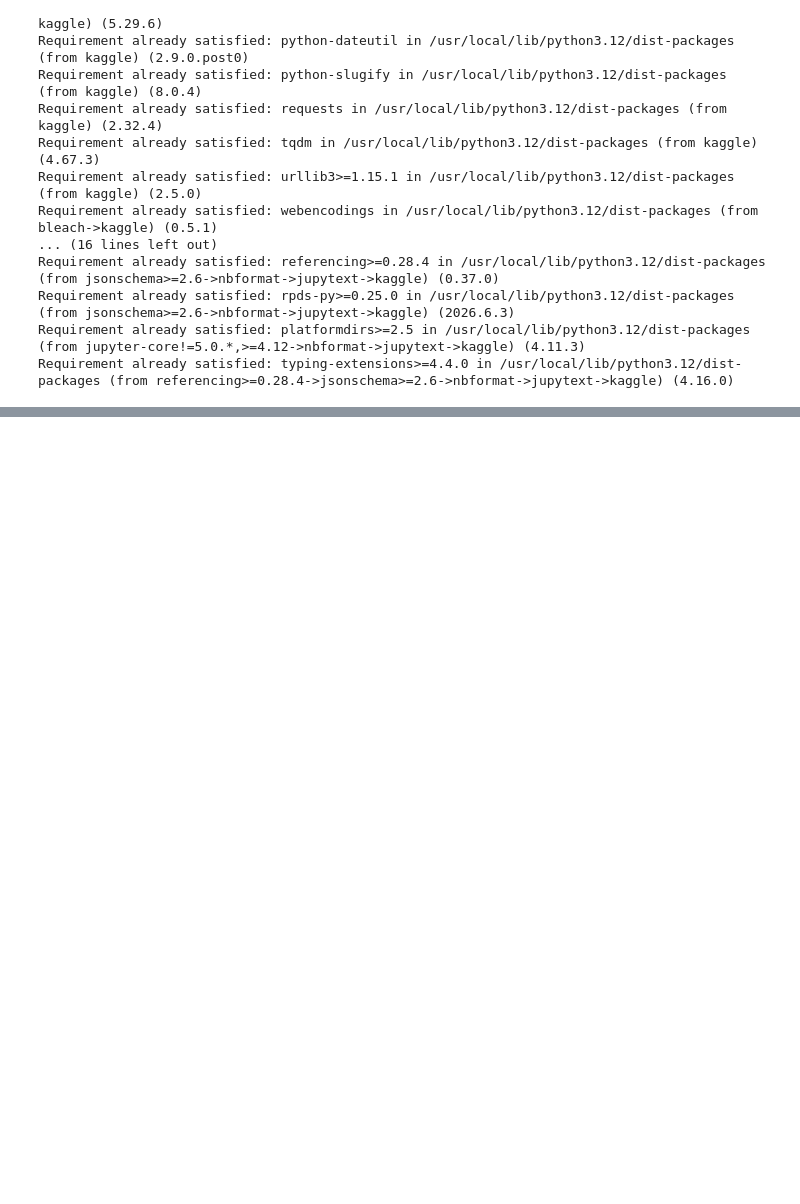
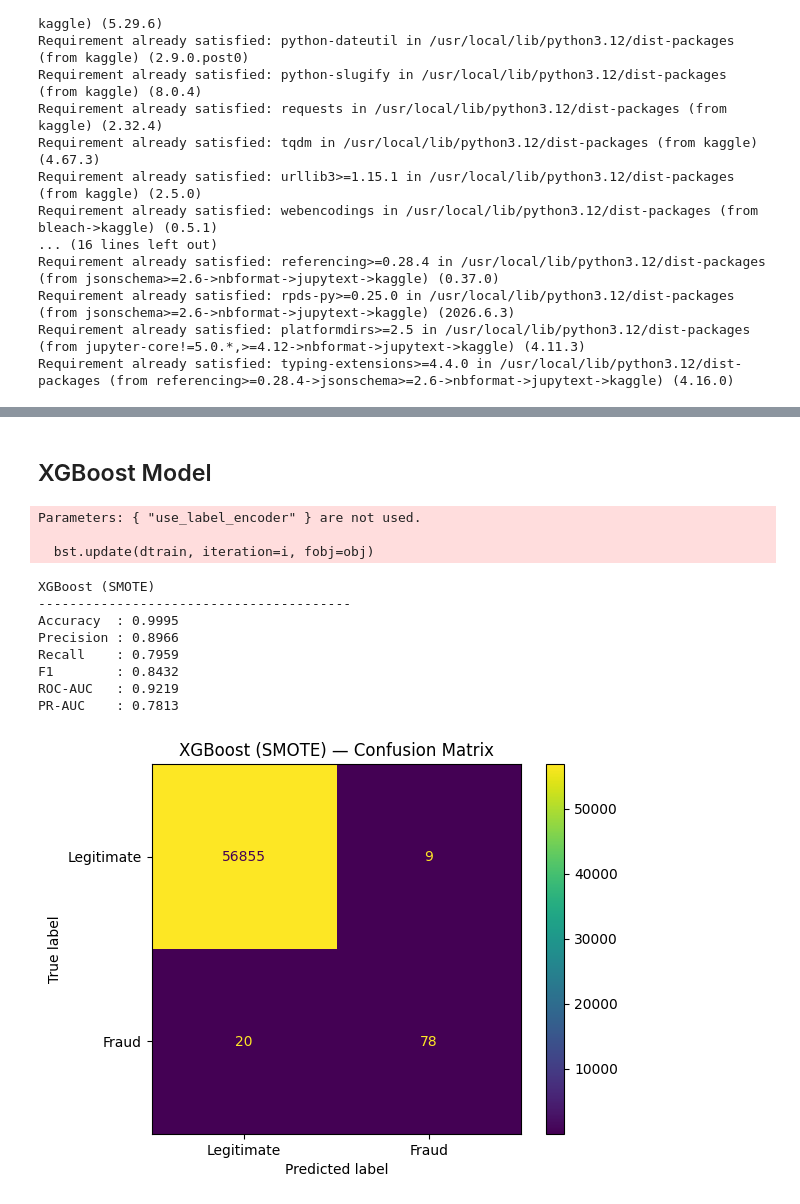
Before and after one commit to sathushetty7/Bank-fraud-detection-ml, a Jupyter notebook: bank_fraud_detection.ipynb, the cells around one changed output, grey strips where cells are left out. Saved outputs shown, nothing was run; the diff lists cells and outputs as text; code cells hidden in the pictures; blank space fills up the shorter version.

Commit message:
adding-SMOTE

```diff
--- a/bank_fraud_detection.ipynb
+++ b/bank_fraud_detection.ipynb
@@ -468,0 +654,29 @@ import matplotlib.pyplot as plt
+# %% [markdown]
+## XGBoost Model
+# %%
+from xgboost import XGBClassifier
+xgb_model = XGBClassifier(
+    objective='binary:logistic',
+    eval_metric='logloss',
+    use_label_encoder=False, # Suppress warning for deprecated parameter
+    random_state=42,
+    n_jobs=-1
+)
+
+xgb_results = evaluate_model(
+    xgb_model,
+    "XGBoost (SMOTE)"
+)
+# %% [output]
+Parameters: { "use_label_encoder" } are not used.
+
+  bst.update(dtrain, iteration=i, fobj=obj)
+XGBoost (SMOTE)
+----------------------------------------
+Accuracy  : 0.9995
+Precision : 0.8966
+Recall    : 0.7959
+F1        : 0.8432
+ROC-AUC   : 0.9219
+PR-AUC    : 0.7813
+[figure, added]
```
Also changed, not shown: parts of 23 cells of this notebook.
